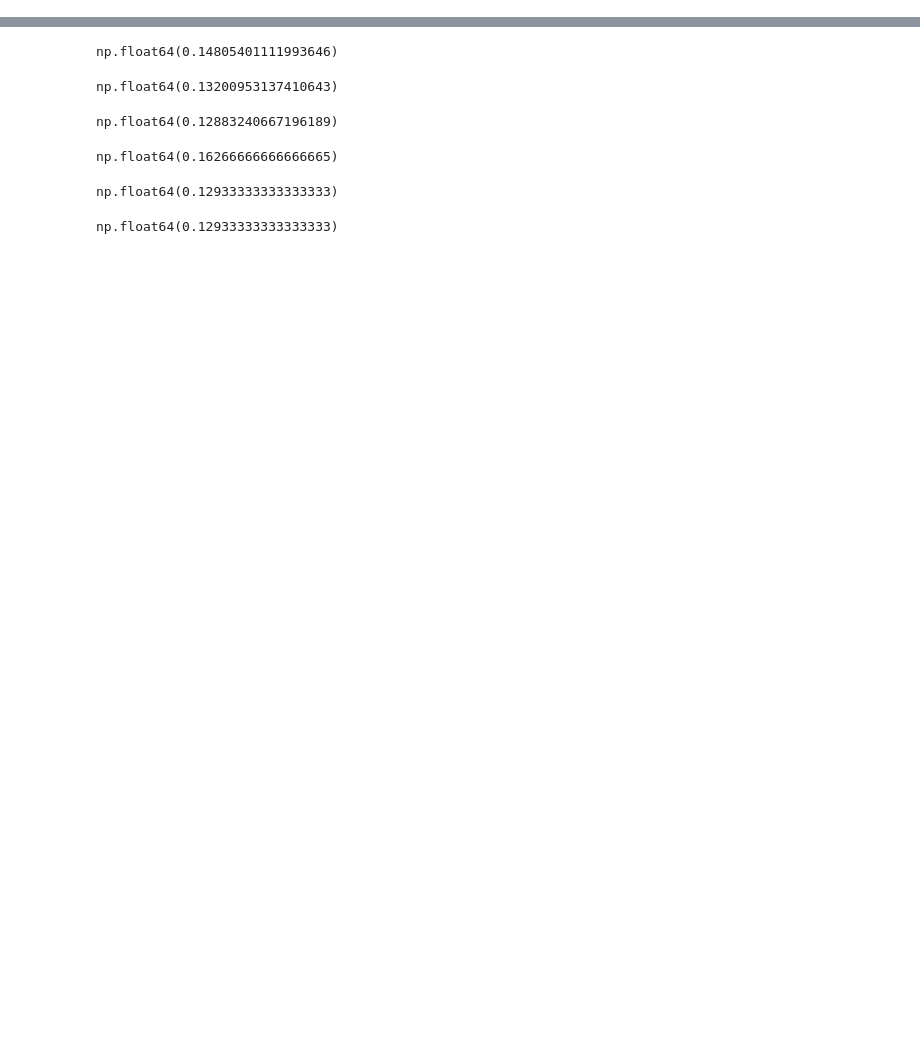
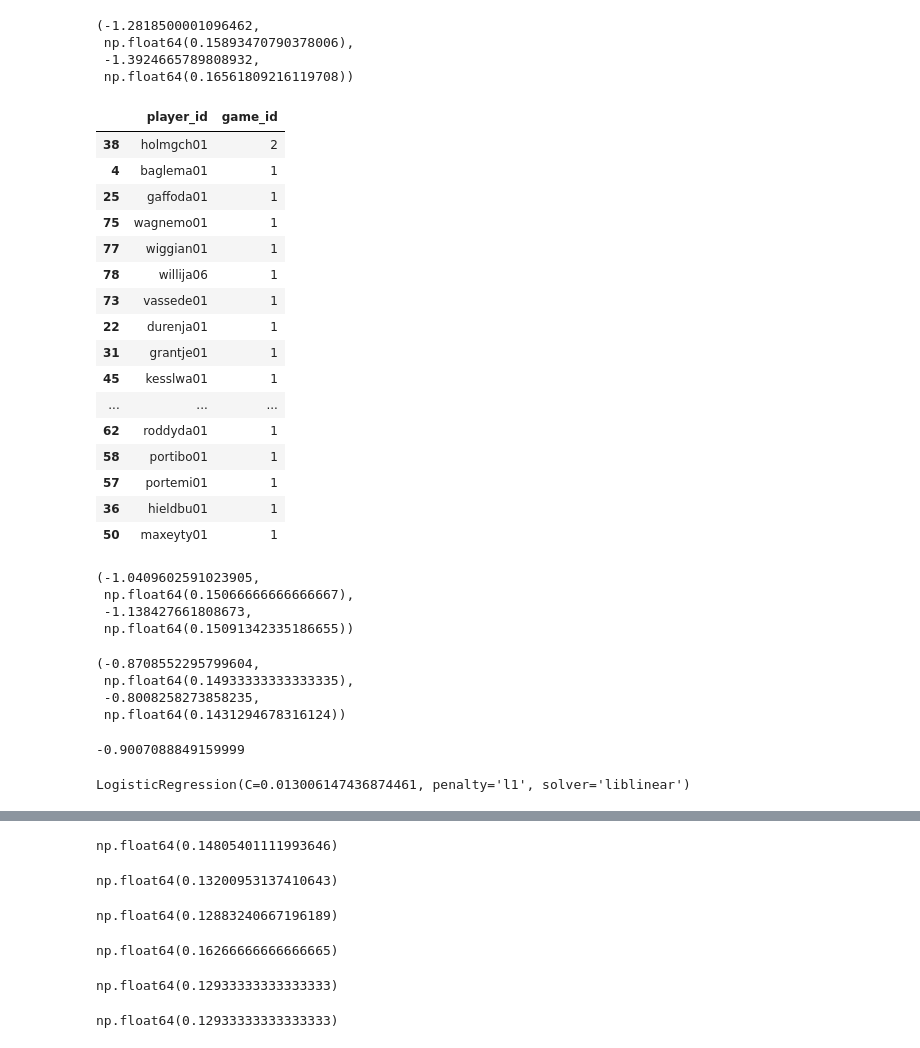
Before and after one commit to martinbog19/LeFirstBasket, a Jupyter notebook: ml/predict_first_basket.ipynb, the cells around one changed output, grey strips where cells are left out. Drawn from its saved outputs; the diff is of its cells as text; code cells hidden in the pictures; blank space fills up the shorter version.

```diff
--- a/ml/predict_first_basket.ipynb
+++ b/ml/predict_first_basket.ipynb
@@ -130,0 +124,63 @@ y_pred = model.predict(X_train)
+# %%
+model = RandomForestClassifier(
+    max_depth = 3,
+    max_features = 3,
+    n_estimators = 400
+)
+
+model.fit(X_train, y_train)
+
+evaluate(model, X_train, y_train, X_test, y_test, train.copy(), test.copy())
+# %% [output]
+(-1.2818500001096462,
+ np.float64(0.15893470790378006),
+ -1.3924665789808932,
+ np.float64(0.16561809216119708))
+# %%
+y_pred = model.predict_proba(X_test)[:, -1]
+loss_baseline = log_loss(y_test, 0.1 * np.ones_like(y_test))
+loss = log_loss(y_test, y_pred)
+loss_test = 100 * (loss - loss_baseline) / loss_baseline
+test['pred'] = y_pred
+test['argmax'] = (test.groupby('game_id')['pred'].transform('max') == test['pred']).astype(int)
+test['correct'] = (test['first_basket_scorer'] == test['argmax']).astype(int)
+
+acc_test = (test.groupby('game_id')['correct'].mean() == 1).mean()
+# %%
+test[test['argmax'] == 1].groupby('player_id')['game_id'].count().reset_index().sort_values('game_id', ascending = False).tail(20)
+# %% [output]
+|  | player_id | game_id |
+| 38 | holmgch01 | 2 |
+| 4 | baglema01 | 1 |
+| 25 | gaffoda01 | 1 |
+| 75 | wagnemo01 | 1 |
+| 77 | wiggian01 | 1 |
+| 78 | willija06 | 1 |
+| 73 | vassede01 | 1 |
+| 22 | durenja01 | 1 |
+| 31 | grantje01 | 1 |
+| 45 | kesslwa01 | 1 |
+| ... | ... | ... |
+| 62 | roddyda01 | 1 |
+| 58 | portibo01 | 1 |
+| 57 | portemi01 | 1 |
+| 36 | hieldbu01 | 1 |
+| 50 | maxeyty01 | 1 |
+# %%
+model = LogisticRegression()
+model.fit(X_train, y_train)
+evaluate(model, X_train, y_train, X_test, y_test, train.copy(), test.copy())
+# %% [output]
+(-1.0409602591023905,
+ np.float64(0.15066666666666667),
+ -1.138427661808673,
+ np.float64(0.15091342335186655))
+# %%
+model = LogisticRegression(penalty = 'l1', solver = 'liblinear', C = 0.01)
+model.fit(X_train, y_train)
+evaluate(model, X_train, y_train, X_test, y_test, train.copy(), test.copy())
+# %% [output]
+(-0.8708552295799604,
+ np.float64(0.14933333333333335),
+ -0.8008258273858235,
+ np.float64(0.1431294678316124))
@@ -130,0 +189,12 @@ y_pred = model.predict(X_train)
+# %%
+model = LogisticRegression()
+pca = PCA(n_components = 5)
+pcs = pca.fit_transform(X_train)
+model.fit(pcs, y_train)
+evaluate(model, pca.transform(X_test), y_test)
+# %% [output]
+-0.9007088849159999
+# %%
+model.fit(pcs, y_train)
+# %% [output]
+LogisticRegression(C=0.013006147436874461, penalty='l1', solver='liblinear')
```
Also changed, not shown: parts of 29 cells of this notebook.
